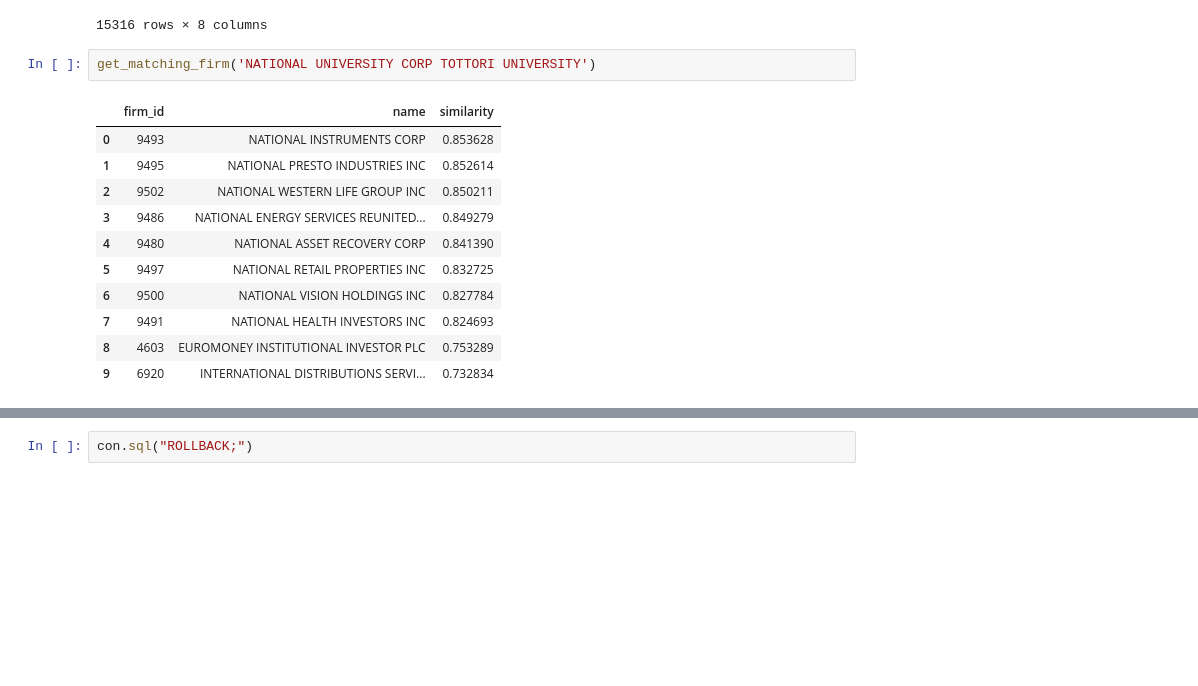
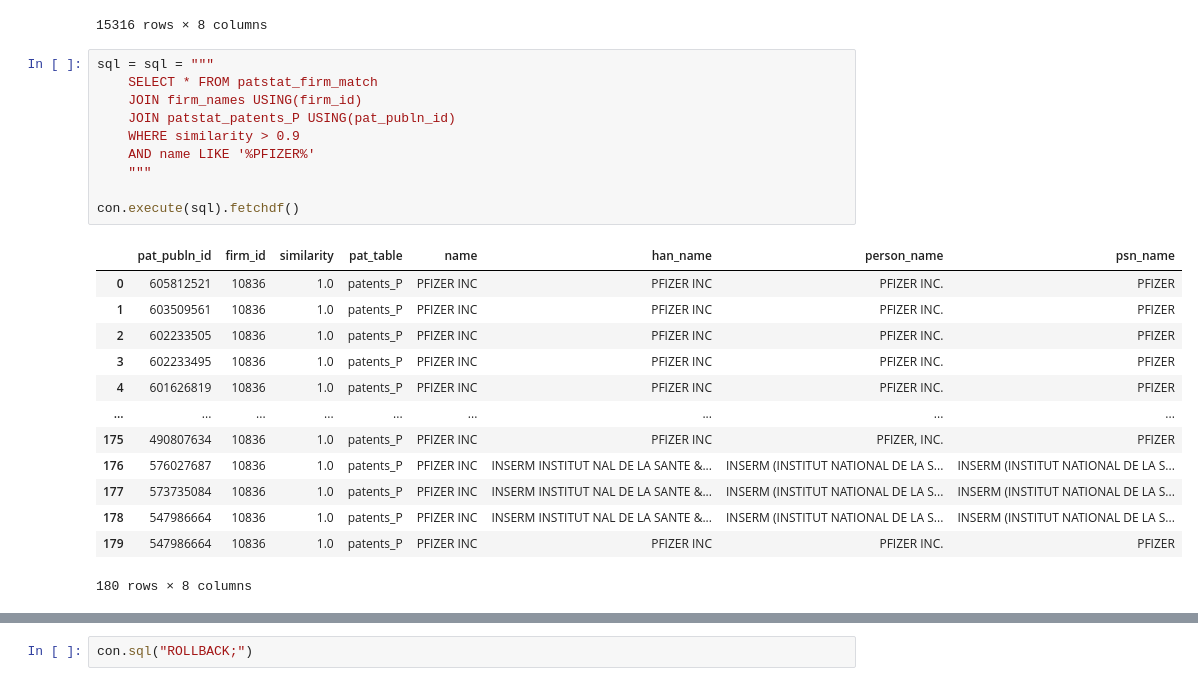
Before and after one commit to MarisLeander/patents_name_matching, a Jupyter notebook: notebooks/name_matching.ipynb, the cells around one changed output, grey strips where cells are left out. Saved outputs shown, nothing was run; the diff lists cells and outputs as text; blank space fills up the shorter version.

```diff
--- a/notebooks/name_matching.ipynb
+++ b/notebooks/name_matching.ipynb
@@ -310,17 +291,27 @@ con.execute(sql).fetchdf()
 | 15314 | 605812599 | 5387 | 0.902273 | patents_P | GENEHCO INC | INSERM INSTITUT NAL DE LA SANTE &... | INSERM - INSTITUT NATIONAL DE LA ... | INSERM (INSTITUT NATIONAL DE LA S... |
 | 15315 | 605812599 | 5387 | 0.902273 | patents_P | GENEHCO INC | ASSOCIATION INSTITUT DE MYOLOGIE | ASSOCIATION INSTITUT DE MYOLOGIE | ASSOCIATION INSTITUT DE MYOLOGIE |
 15316 rows × 8 columns
-# %%
-get_matching_firm('NATIONAL UNIVERSITY CORP TOTTORI UNIVERSITY')
-# %% [output]
-|  | firm_id | name | similarity |
-| 0 | 9493 | NATIONAL INSTRUMENTS CORP | 0.853628 |
-| 1 | 9495 | NATIONAL PRESTO INDUSTRIES INC | 0.852614 |
-| 2 | 9502 | NATIONAL WESTERN LIFE GROUP INC | 0.850211 |
-| 3 | 9486 | NATIONAL ENERGY SERVICES REUNITED... | 0.849279 |
-| 4 | 9480 | NATIONAL ASSET RECOVERY CORP | 0.841390 |
-| 5 | 9497 | NATIONAL RETAIL PROPERTIES INC | 0.832725 |
-| 6 | 9500 | NATIONAL VISION HOLDINGS INC | 0.827784 |
-| 7 | 9491 | NATIONAL HEALTH INVESTORS INC | 0.824693 |
-| 8 | 4603 | EUROMONEY INSTITUTIONAL INVESTOR PLC | 0.753289 |
-| 9 | 6920 | INTERNATIONAL DISTRIBUTIONS SERVI... | 0.732834 |
+# %%
+sql = sql = """
+    SELECT * FROM patstat_firm_match
+    JOIN firm_names USING(firm_id)
+    JOIN patstat_patents_P USING(pat_publn_id)
+    WHERE similarity > 0.9
+    AND name LIKE '%PFIZER%'
+    """
+
+con.execute(sql).fetchdf()
+# %% [output]
+|  | pat_publn_id | firm_id | similarity | pat_table | name | han_name | person_name | psn_name |
+| 0 | 605812521 | 10836 | 1.0 | patents_P | PFIZER INC | PFIZER INC | PFIZER INC. | PFIZER |
+| 1 | 603509561 | 10836 | 1.0 | patents_P | PFIZER INC | PFIZER INC | PFIZER INC. | PFIZER |
+| 2 | 602233505 | 10836 | 1.0 | patents_P | PFIZER INC | PFIZER INC | PFIZER INC. | PFIZER |
+| 3 | 602233495 | 10836 | 1.0 | patents_P | PFIZER INC | PFIZER INC | PFIZER INC. | PFIZER |
+| 4 | 601626819 | 10836 | 1.0 | patents_P | PFIZER INC | PFIZER INC | PFIZER INC. | PFIZER |
+| ... | ... | ... | ... | ... | ... | ... | ... | ... |
+| 175 | 490807634 | 10836 | 1.0 | patents_P | PFIZER INC | PFIZER INC | PFIZER, INC. | PFIZER |
+| 176 | 576027687 | 10836 | 1.0 | patents_P | PFIZER INC | INSERM INSTITUT NAL DE LA SANTE &... | INSERM (INSTITUT NATIONAL DE LA S... | INSERM (INSTITUT NATIONAL DE LA S... |
+| 177 | 573735084 | 10836 | 1.0 | patents_P | PFIZER INC | INSERM INSTITUT NAL DE LA SANTE &... | INSERM (INSTITUT NATIONAL DE LA S... | INSERM (INSTITUT NATIONAL DE LA S... |
+| 178 | 547986664 | 10836 | 1.0 | patents_P | PFIZER INC | INSERM INSTITUT NAL DE LA SANTE &... | INSERM (INSTITUT NATIONAL DE LA S... | INSERM (INSTITUT NATIONAL DE LA S... |
+| 179 | 547986664 | 10836 | 1.0 | patents_P | PFIZER INC | PFIZER INC | PFIZER INC. | PFIZER |
+180 rows × 8 columns
```
Also changed, not shown: parts of 14 cells of this notebook.
